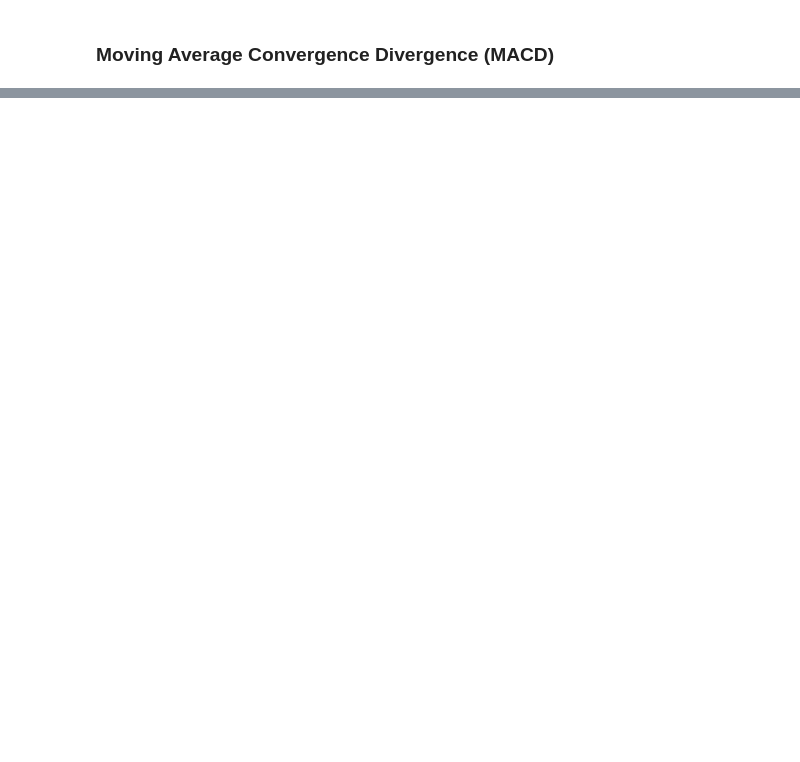
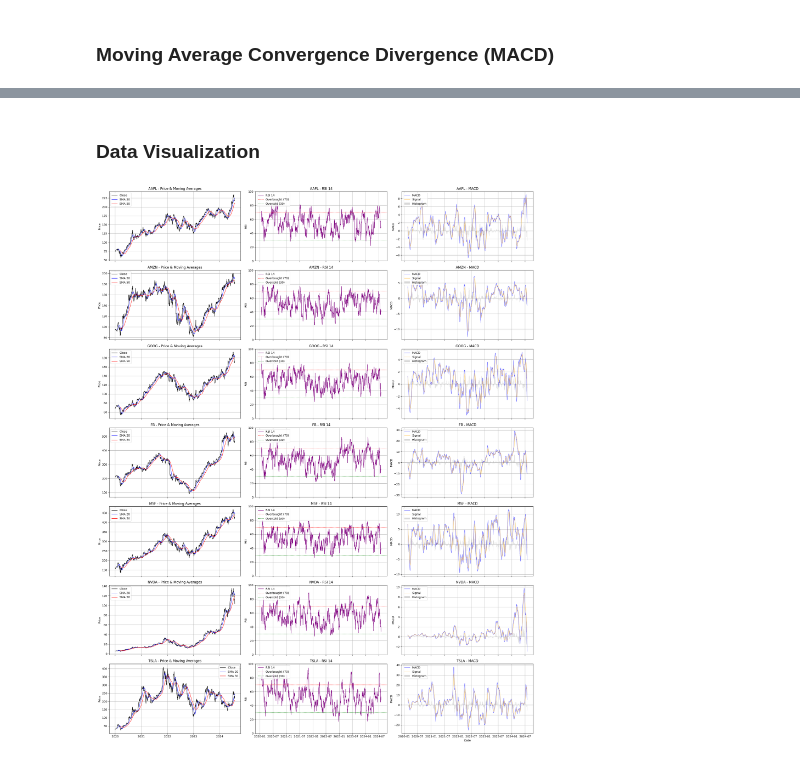
Before and after one commit to OliyadTeshome/News_Sentiment_Driven_Price_Prediction, a Jupyter notebook: notebooks/quantitative_analysis.ipynb, the cells around one changed output, grey strips where cells are left out. Saved outputs shown, nothing was run; the diff lists cells and outputs as text; code cells hidden in the pictures; blank space fills up the shorter version.

```diff
--- a/notebooks/quantitative_analysis.ipynb
+++ b/notebooks/quantitative_analysis.ipynb
@@ -283,0 +221,50 @@ In this section, the notebook computes and visualizes the Moving Average Converg
+# %% [markdown]
+### **Data Visualization**
+# %%
+# Visualize stock prices and technical indicators for all tickers (separate RSI and MACD)
+
+num_tickers = len(tickers)
+fig, axes = plt.subplots(num_tickers, 3, figsize=(22, 4 * num_tickers), sharex='col')
+
+if num_tickers == 1:
+    axes = np.array([axes])
+
+for i, ticker in enumerate(tickers):
+    data_ticker = df[df['Ticker'] == ticker]
+
+    # Price and Moving Averages
+    ax_price = axes[i, 0]
+    ax_price.plot(data_ticker['Date'], data_ticker['Close'], label='Close', color='black', linewidth=1)
+    ax_price.plot(data_ticker['Date'], data_ticker['TA_SMA_20'], label='SMA 20', color='blue', linewidth=1)
+    ax_price.plot(data_ticker['Date'], data_ticker['TA_SMA_50'], label='SMA 50', color='red', linewidth=1)
+    ax_price.set_title(f"{ticker} - Price & Moving Averages")
+    ax_price.set_ylabel("Price")
+    ax_price.legend()
+    ax_price.grid(True)
+
+    # RSI
+    ax_rsi = axes[i, 1]
+    ax_rsi.plot(data_ticker['Date'], data_ticker['TA_RSI_14'], label='RSI 14', color='purple', linewidth=1)
+    ax_rsi.axhline(70, color='red', linestyle='--', linewidth=0.8, label='Overbought (70)')
+    ax_rsi.axhline(30, color='green', linestyle='--', linewidth=0.8, label='Oversold (30)')
+    ax_rsi.set_title(f"{ticker} - RSI 14")
+    ax_rsi.set_ylabel("RSI")
+    ax_rsi.set_ylim(0, 100)
+    ax_rsi.legend(loc='upper left')
+    ax_rsi.grid(True)
+
+    # MACD
+    ax_macd = axes[i, 2]
+    ax_macd.plot(data_ticker['Date'], data_ticker['TA_MACD'], label='MACD', color='blue', linewidth=1, alpha=0.6)
+    ax_macd.plot(data_ticker['Date'], data_ticker['TA_MACD_SIGNAL'], label='Signal', color='orange', linewidth=1, alpha=0.6)
+    ax_macd.bar(data_ticker['Date'], data_ticker['TA_MACD_HIST'], label='Histogram', color='gray', alpha=0.3, width=1)
+    ax_macd.set_title(f"{ticker} - MACD")
+    ax_macd.set_ylabel("MACD")
+    ax_macd.legend(loc='upper left')
+    ax_macd.grid(True)
+
+plt.xlabel("Date")
+plt.tight_layout()
+plt.show()
+# %% [output]
+[figure, added]
```
Also changed, not shown: parts of 10 cells of this notebook.
